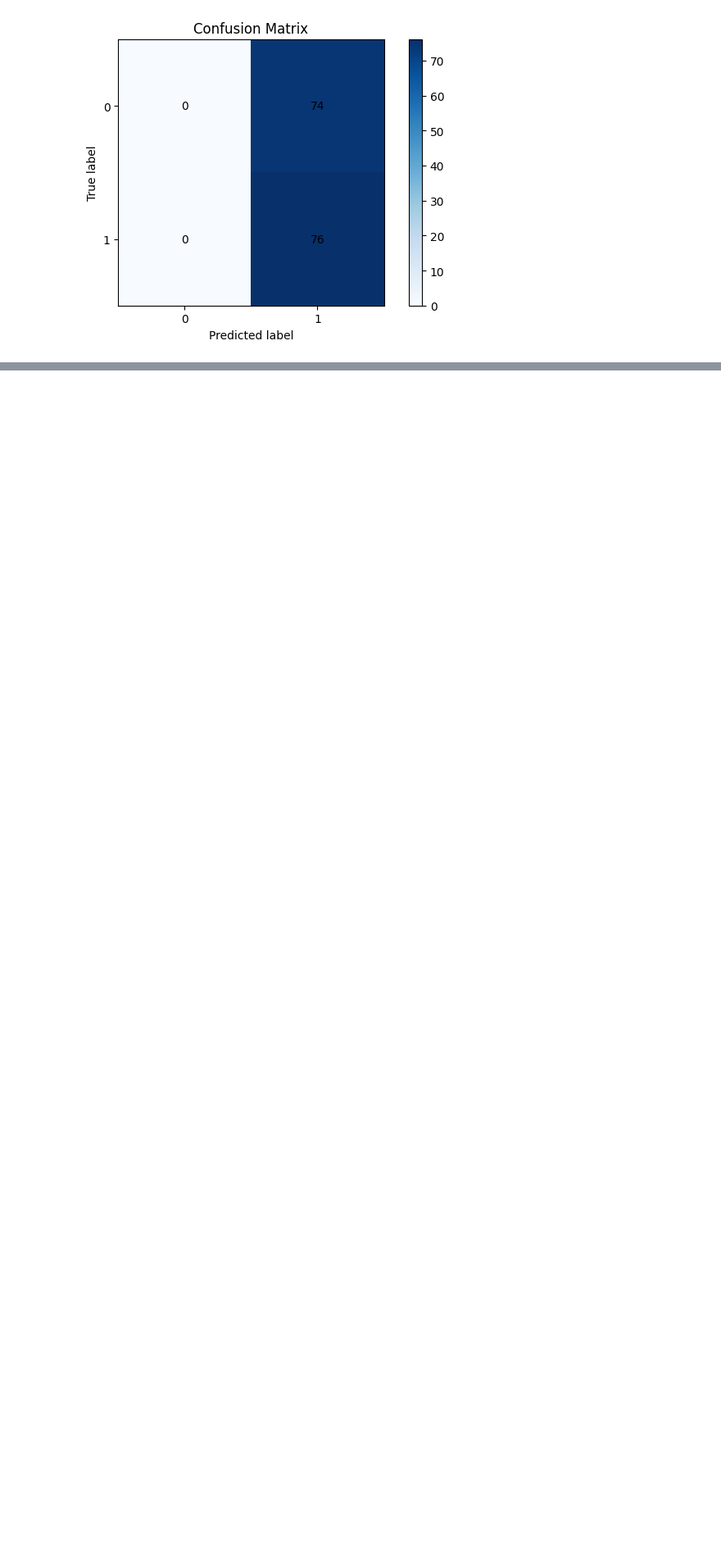
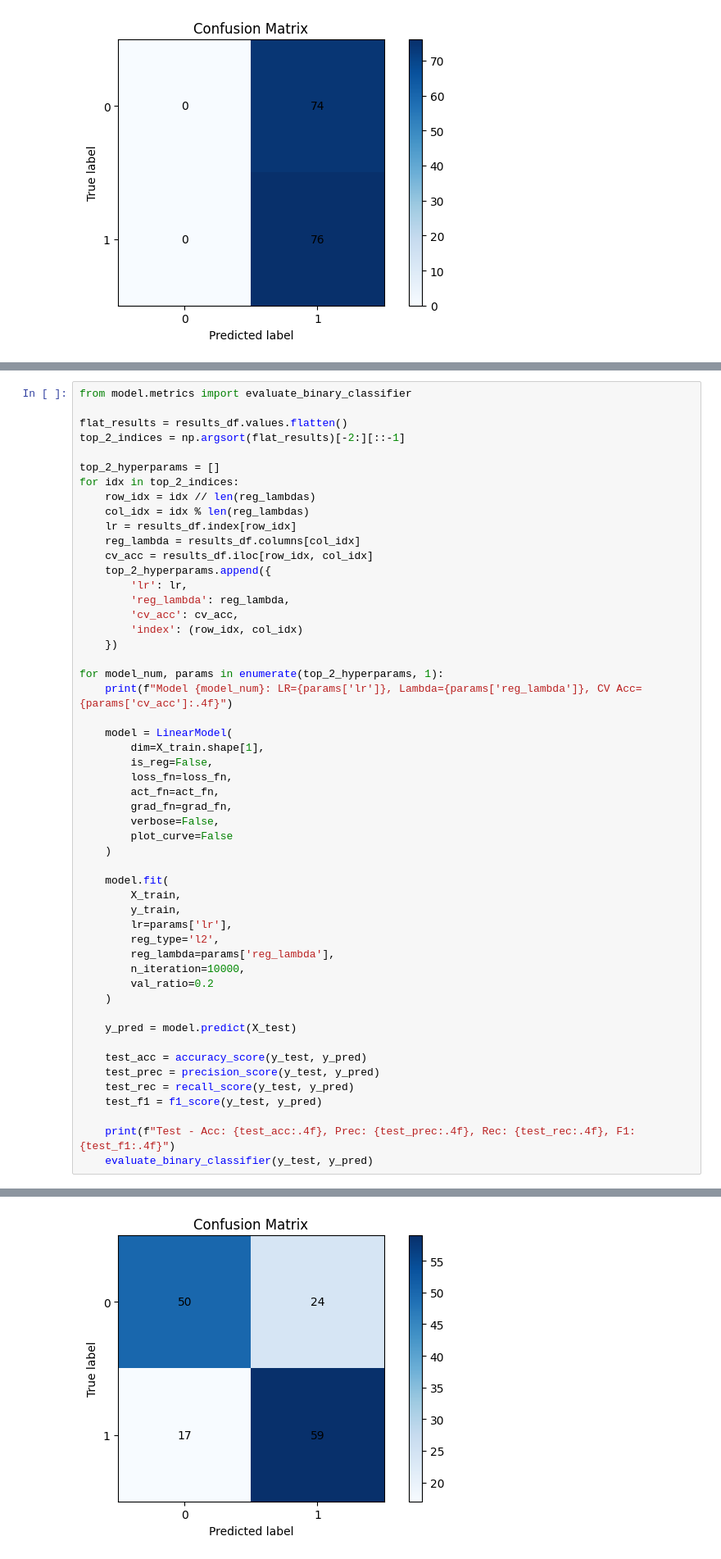
Before and after one commit to Velova/DM2026-Assignment-1, a Jupyter notebook: Real_World_Classification.ipynb, the cells around one changed output, grey strips where cells are left out. Shown at 82% size. Cells and saved outputs as stored; diff of their text form; blank space fills up the shorter version.

```diff
--- a/Real_World_Classification.ipynb
+++ b/Real_World_Classification.ipynb
@@ -322,0 +399,53 @@ F1-score  : 0.6726
+# %%
+from model.metrics import evaluate_binary_classifier
+
+flat_results = results_df.values.flatten()
+top_2_indices = np.argsort(flat_results)[-2:][::-1]
+
+top_2_hyperparams = []
+for idx in top_2_indices:
+    row_idx = idx // len(reg_lambdas)
+    col_idx = idx % len(reg_lambdas)
+    lr = results_df.index[row_idx]
+    reg_lambda = results_df.columns[col_idx]
+    cv_acc = results_df.iloc[row_idx, col_idx]
+    top_2_hyperparams.append({
+        'lr': lr,
+        'reg_lambda': reg_lambda,
+        'cv_acc': cv_acc,
+        'index': (row_idx, col_idx)
+    })
+
+for model_num, params in enumerate(top_2_hyperparams, 1):
+    print(f"Model {model_num}: LR={params['lr']}, Lambda={params['reg_lambda']}, CV Acc={params['cv_acc']:.4f}")
+
+    model = LinearModel(
+        dim=X_train.shape[1],
+        is_reg=False,
+        loss_fn=loss_fn,
+        act_fn=act_fn,
+        grad_fn=grad_fn,
+        verbose=False,
+        plot_curve=False
+    )
+
+    model.fit(
+        X_train,
+        y_train,
+        lr=params['lr'],
+        reg_type='l2',
+        reg_lambda=params['reg_lambda'],
+        n_iteration=10000,
+        val_ratio=0.2
+    )
+
+    y_pred = model.predict(X_test)
+
+    test_acc = accuracy_score(y_test, y_pred)
+    test_prec = precision_score(y_test, y_pred)
+    test_rec = recall_score(y_test, y_pred)
+    test_f1 = f1_score(y_test, y_pred)
+
+    print(f"Test - Acc: {test_acc:.4f}, Prec: {test_prec:.4f}, Rec: {test_rec:.4f}, F1: {test_f1:.4f}")
+    evaluate_binary_classifier(y_test, y_pred)
+# %% [output]
@@ -322,0 +471 @@ F1-score  : 0.6726
+[figure, added]
```
Also changed, not shown: parts of 40 cells of this notebook.
